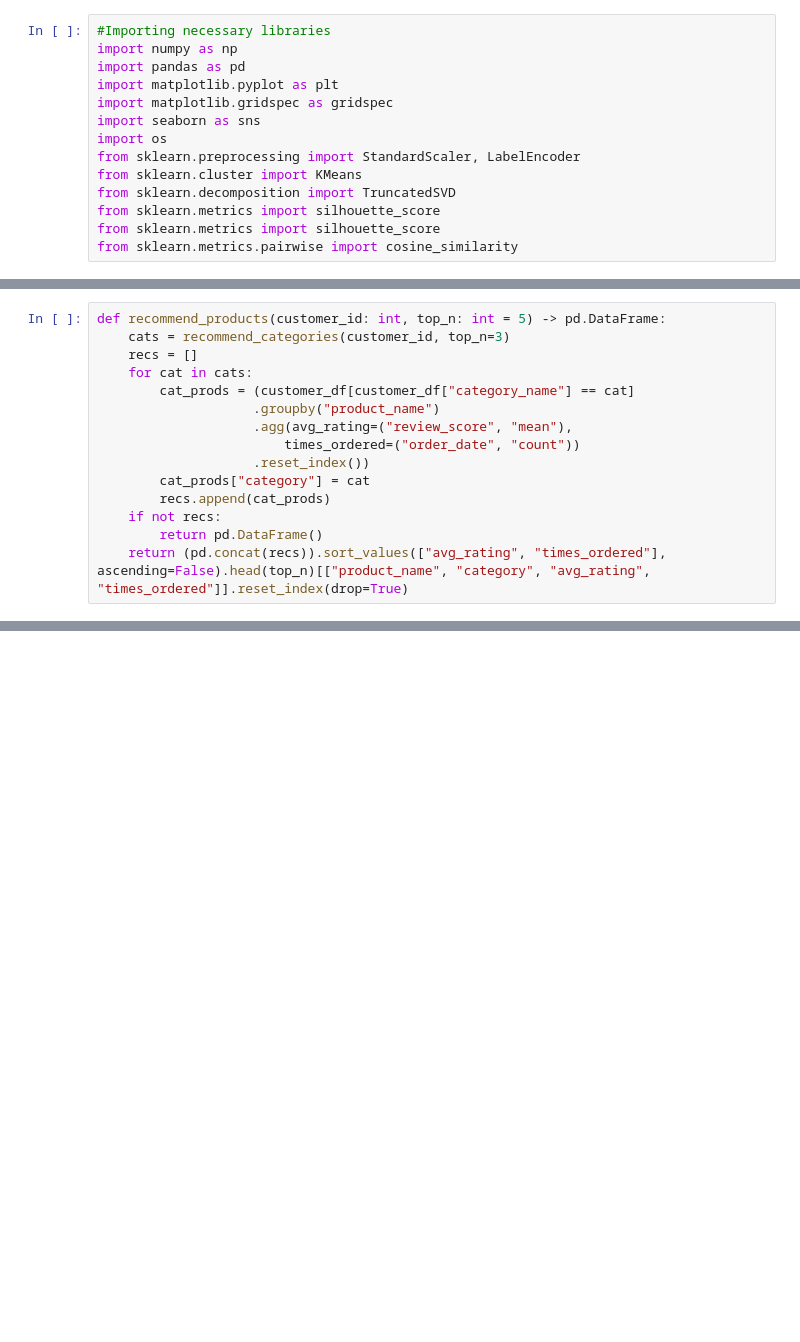
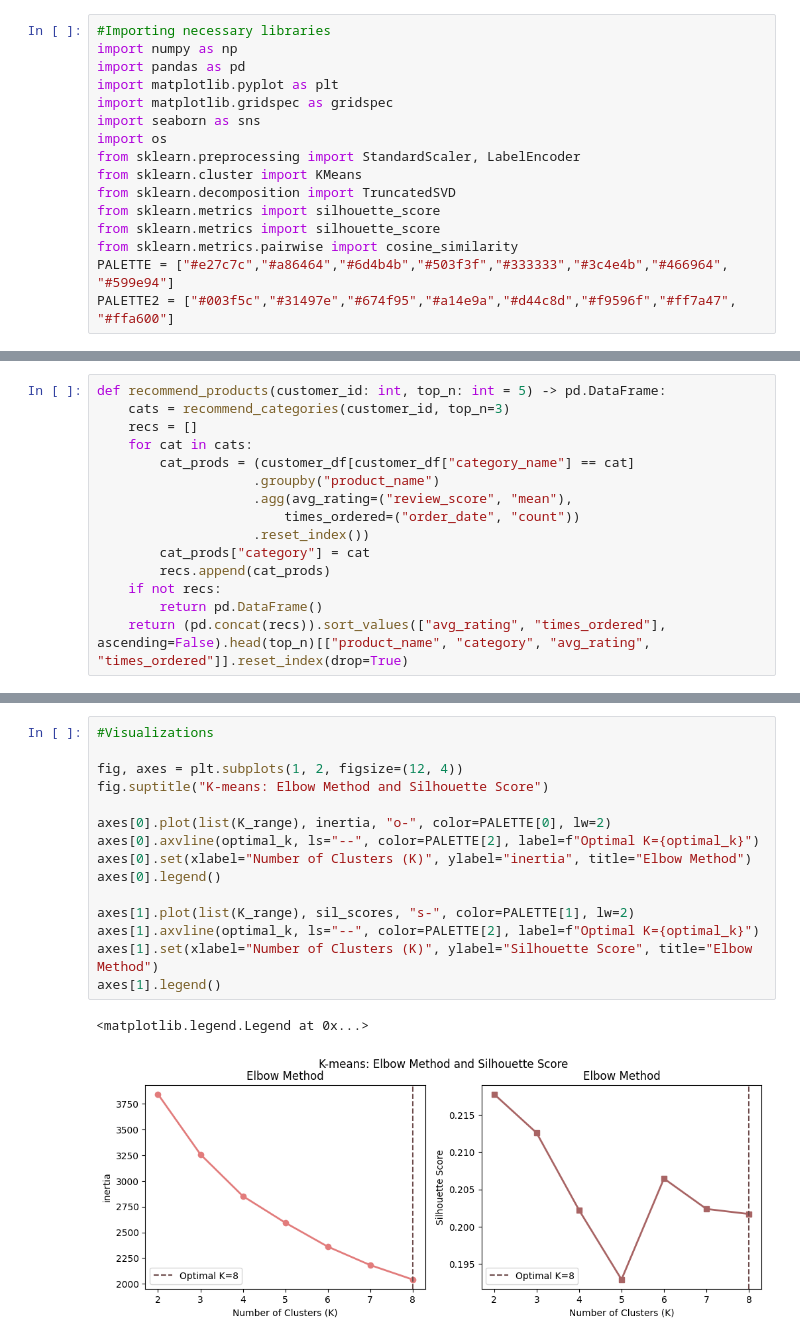
Before and after one commit to datajav/ecommerce-data-visualization-project, a Jupyter notebook: notebook/customer_analytics.ipynb, the cells around one changed output, grey strips where cells are left out. Saved outputs shown, nothing was run; the diff lists cells and outputs as text; blank space fills up the shorter version.

```diff
--- a/notebook/customer_analytics.ipynb
+++ b/notebook/customer_analytics.ipynb
@@ -12,6 +12,8 @@ from sklearn.decomposition import TruncatedSVD
 from sklearn.metrics import silhouette_score
 from sklearn.metrics import silhouette_score
 from sklearn.metrics.pairwise import cosine_similarity
+PALETTE = ["#e27c7c","#a86464","#6d4b4b","#503f3f","#333333","#3c4e4b","#466964", "#599e94"]
+PALETTE2 = ["#003f5c","#31497e","#674f95","#a14e9a","#d44c8d","#f9596f","#ff7a47", "#ffa600"]
 # %%
 #Create output directory if it doesn't exist
 os.makedirs("output", exist_ok=True)
@@ -177,0 +195,18 @@ def recommend_products(customer_id: int, top_n: int = 5) -> pd.DataFrame:
+# %%
+#Visualizations
+
+fig, axes = plt.subplots(1, 2, figsize=(12, 4))
+fig.suptitle("K-means: Elbow Method and Silhouette Score")
+
+axes[0].plot(list(K_range), inertia, "o-", color=PALETTE[0], lw=2)
+axes[0].axvline(optimal_k, ls="--", color=PALETTE[2], label=f"Optimal K={optimal_k}")
+axes[0].set(xlabel="Number of Clusters (K)", ylabel="inertia", title="Elbow Method")
+axes[0].legend()
+
+axes[1].plot(list(K_range), sil_scores, "s-", color=PALETTE[1], lw=2)
+axes[1].axvline(optimal_k, ls="--", color=PALETTE[2], label=f"Optimal K={optimal_k}")
+axes[1].set(xlabel="Number of Clusters (K)", ylabel="Silhouette Score", title="Elbow Method")
+axes[1].legend()
+# %% [output]
+<matplotlib.legend.Legend at 0x...>
+[figure, added]
```
Also changed, not shown: parts of 4 cells of this notebook.
